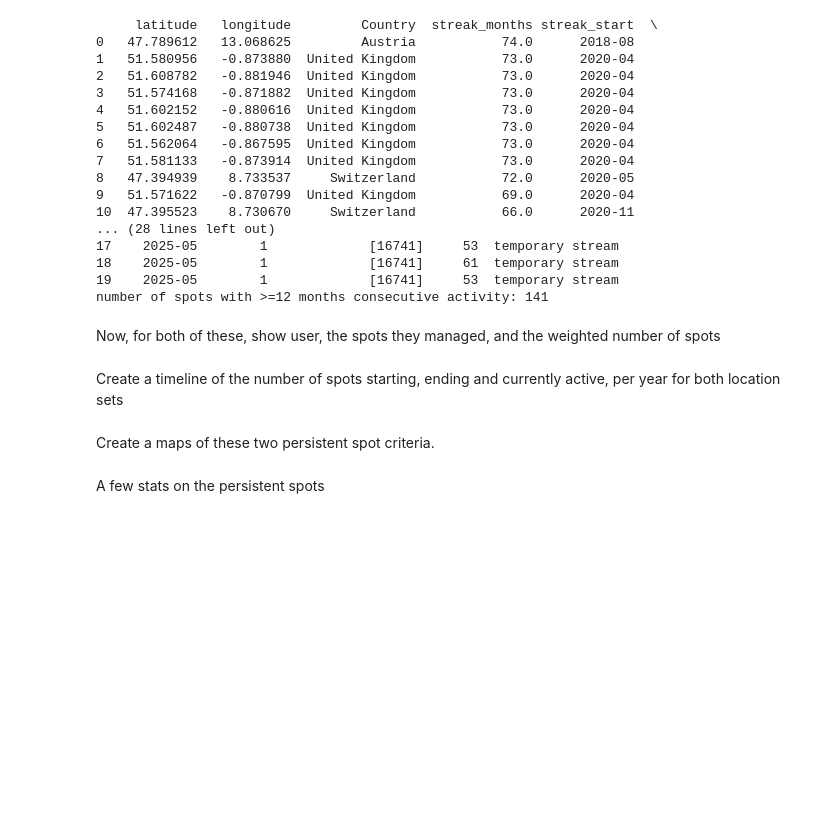
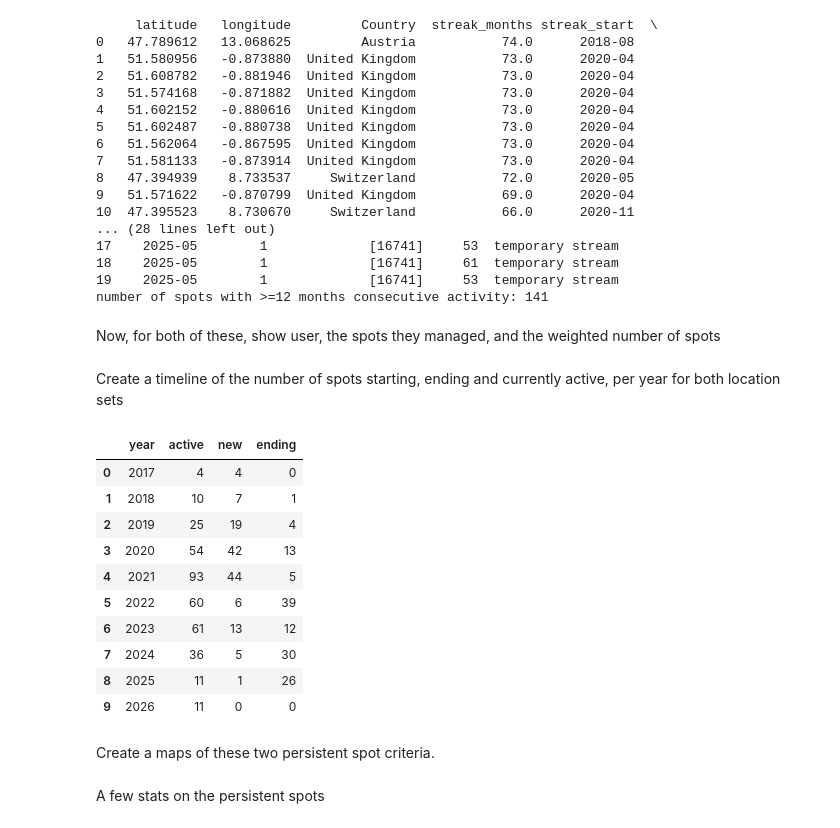
Before and after one commit to yannicknicolaswirz/Master_Thesis, a Jupyter notebook: Code/Part1_Persistent_Spots.ipynb, the cells around one changed output. Saved outputs shown, nothing was run; the diff lists cells and outputs as text; code cells hidden in the pictures; blank space fills up the shorter version.

```diff
--- a/Code/Part1_Persistent_Spots.ipynb
+++ b/Code/Part1_Persistent_Spots.ipynb
@@ -391,6 +393,20 @@ axes[1].set_xticks(range(2017, 2027))
 plt.tight_layout()
 plt.savefig("../Products/persistent_spots_annual_combined.png", dpi=300, bbox_inches="tight")
 plt.close()
+# %%
+df_monthly
+# %% [output]
+|  | year | active | new | ending |
+| 0 | 2017 | 4 | 4 | 0 |
+| 1 | 2018 | 10 | 7 | 1 |
+| 2 | 2019 | 25 | 19 | 4 |
+| 3 | 2020 | 54 | 42 | 13 |
+| 4 | 2021 | 93 | 44 | 5 |
+| 5 | 2022 | 60 | 6 | 39 |
+| 6 | 2023 | 61 | 13 | 12 |
+| 7 | 2024 | 36 | 5 | 30 |
+| 8 | 2025 | 11 | 1 | 26 |
+| 9 | 2026 | 11 | 0 | 0 |
 # %% [markdown]
 Create a maps of these two persistent spot criteria.
 # %%
```
Also changed, not shown: parts of 1 cell of this notebook, 1 other file.
